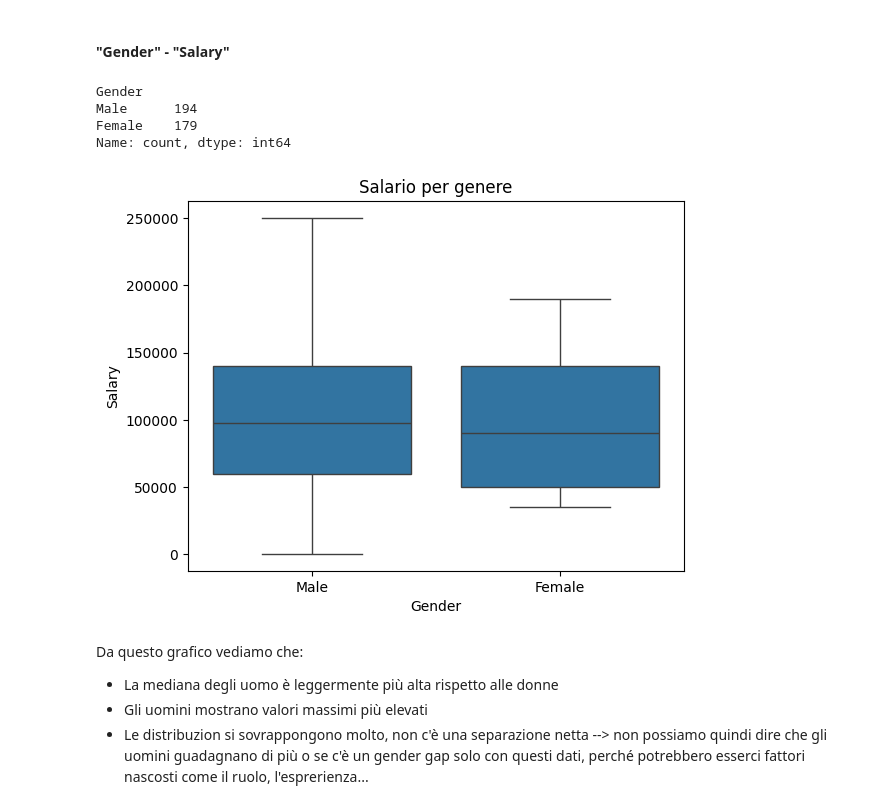
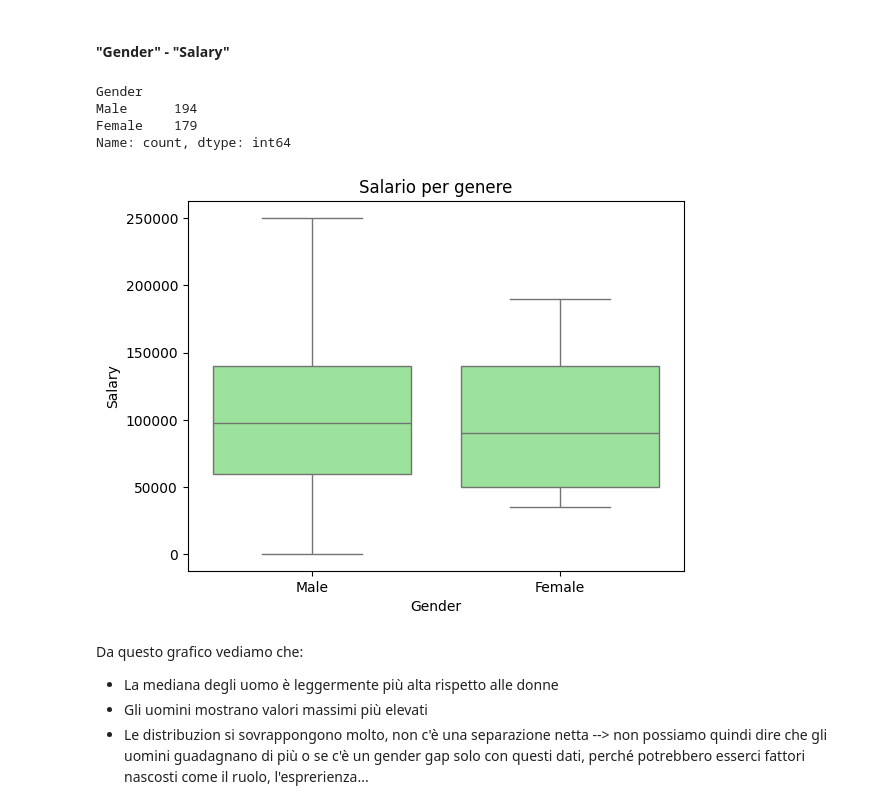
Before and after one commit to umbertogallo01/salary-prediction-analysis, a Jupyter notebook: notebooks/main.ipynb, the cells around one changed output. Cells and saved outputs as stored; diff of their text form; code cells hidden in the pictures.

```diff
--- a/notebooks/main.ipynb
+++ b/notebooks/main.ipynb
@@ -257,17 +272,17 @@ plt.show
 # %%
 # Controllo frequenze
 print(df['Gender'].value_counts())
 
 # Boxplot per capire la relazione con il salario
-sns.boxplot(x='Gender', y='Salary', data=df)
+sns.boxplot(x='Gender', y='Salary', data=df, color="lightgreen")
 plt.title("Salario per genere")
 plt.show()
 # %% [output]
 Gender
 Male      194
 Female    179
 Name: count, dtype: int64
-[figure, old version]
+[figure, new version]
 # %% [markdown]
 Da questo grafico vediamo che:
 - La mediana degli uomo è leggermente più alta rispetto alle donne
```
Also changed, not shown: parts of 43 cells of this notebook.
